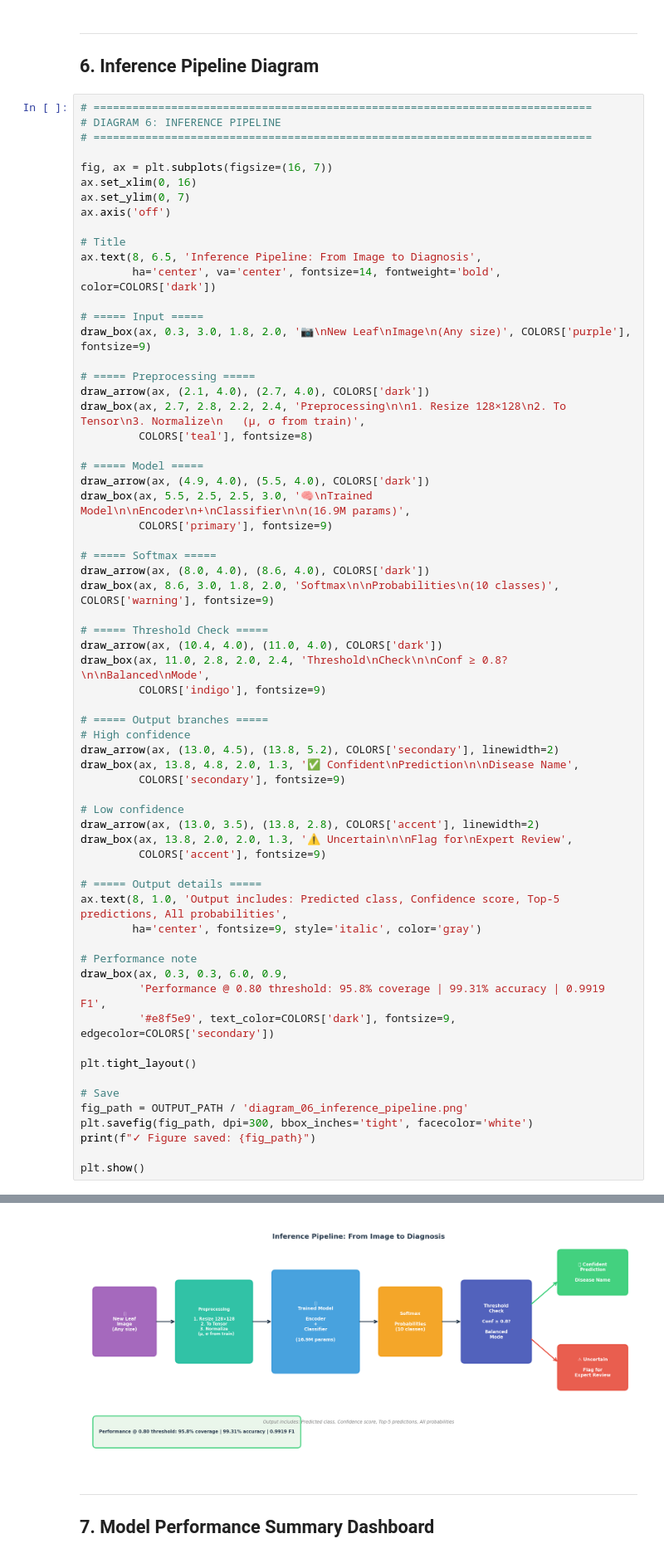
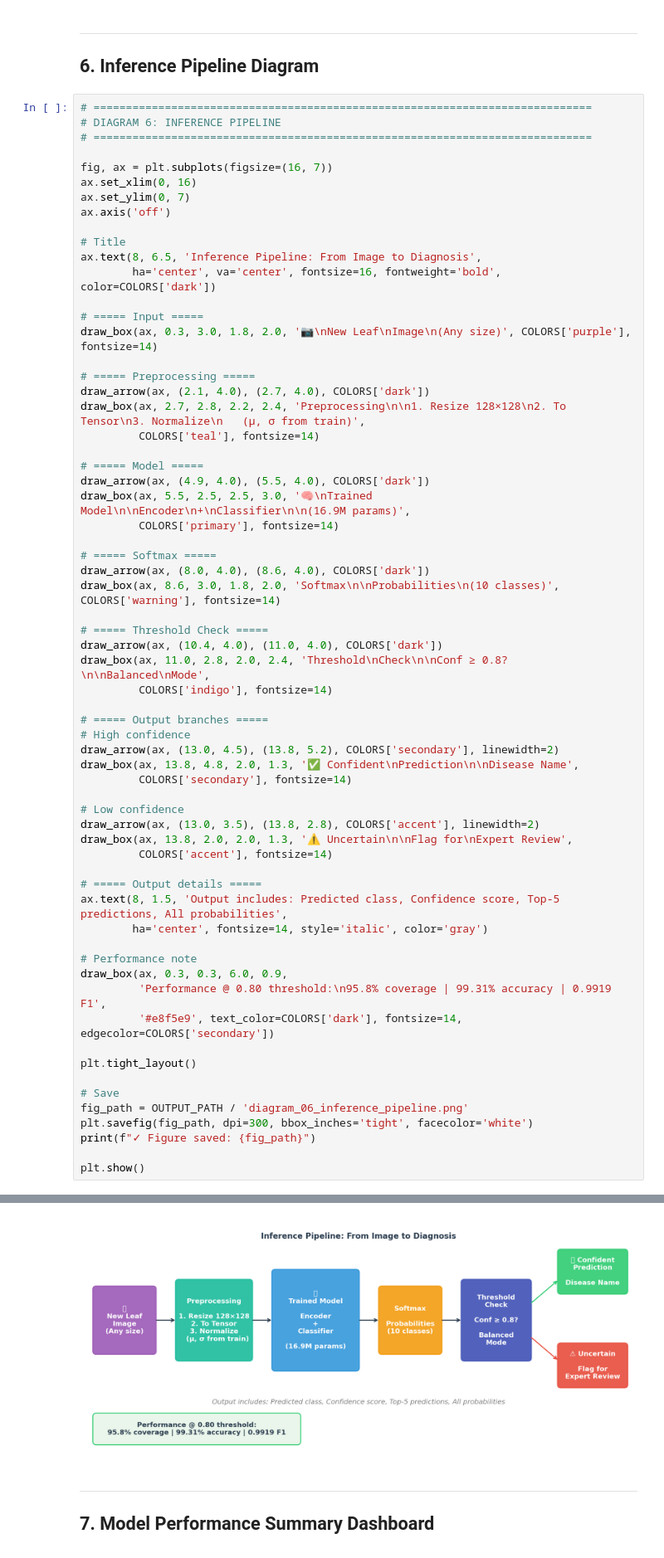
Before and after one commit to maliciit-sys/plant-village-cae, a Jupyter notebook: notebooks/06_Workflow_Diagrams.ipynb, the cells around one changed output, grey strips where cells are left out. Shown at 83% size. Cells and saved outputs as stored; diff of their text form.

```diff
--- a/notebooks/06_Workflow_Diagrams.ipynb
+++ b/notebooks/06_Workflow_Diagrams.ipynb
@@ -683,61 +683,61 @@ ax.axis('off')
 
 # Title
 ax.text(8, 6.5, 'Inference Pipeline: From Image to Diagnosis',
-        ha='center', va='center', fontsize=14, fontweight='bold', color=COLORS['dark'])
+        ha='center', va='center', fontsize=16, fontweight='bold', color=COLORS['dark'])
 
 # ===== Input =====
-draw_box(ax, 0.3, 3.0, 1.8, 2.0, '📷\nNew Leaf\nImage\n(Any size)', COLORS['purple'], fontsize=9)
+draw_box(ax, 0.3, 3.0, 1.8, 2.0, '📷\nNew Leaf\nImage\n(Any size)', COLORS['purple'], fontsize=14)
 
 # ===== Preprocessing =====
 draw_arrow(ax, (2.1, 4.0), (2.7, 4.0), COLORS['dark'])
 draw_box(ax, 2.7, 2.8, 2.2, 2.4, 'Preprocessing\n\n1. Resize 128×128\n2. To Tensor\n3. Normalize\n   (μ, σ from train)',
-         COLORS['teal'], fontsize=8)
+         COLORS['teal'], fontsize=14)
 
 # ===== Model =====
 draw_arrow(ax, (4.9, 4.0), (5.5, 4.0), COLORS['dark'])
 draw_box(ax, 5.5, 2.5, 2.5, 3.0, '🧠\nTrained Model\n\nEncoder\n+\nClassifier\n\n(16.9M params)',
-         COLORS['primary'], fontsize=9)
+         COLORS['primary'], fontsize=14)
 
 # ===== Softmax =====
 draw_arrow(ax, (8.0, 4.0), (8.6, 4.0), COLORS['dark'])
-draw_box(ax, 8.6, 3.0, 1.8, 2.0, 'Softmax\n\nProbabilities\n(10 classes)', COLORS['warning'], fontsize=9)
+draw_box(ax, 8.6, 3.0, 1.8, 2.0, 'Softmax\n\nProbabilities\n(10 classes)', COLORS['warning'], fontsize=14)
 
 # ===== Threshold Check =====
 draw_arrow(ax, (10.4, 4.0), (11.0, 4.0), COLORS['dark'])
 draw_box(ax, 11.0, 2.8, 2.0, 2.4, 'Threshold\nCheck\n\nConf ≥ 0.8?\n\nBalanced\nMode',
-         COLORS['indigo'], fontsize=9)
+         COLORS['indigo'], fontsize=14)
 
 # ===== Output branches =====
 # High confidence
 draw_arrow(ax, (13.0, 4.5), (13.8, 5.2), COLORS['secondary'], linewidth=2)
 draw_box(ax, 13.8, 4.8, 2.0, 1.3, '✅ Confident\nPrediction\n\nDisease Name',
-         COLORS['secondary'], fontsize=9)
+         COLORS['secondary'], fontsize=14)
 
 # Low confidence
 draw_arrow(ax, (13.0, 3.5), (13.8, 2.8), COLORS['accent'], linewidth=2)
 draw_box(ax, 13.8, 2.0, 2.0, 1.3, '⚠️ Uncertain\n\nFlag for\nExpert Review',
-         COLORS['accent'], fontsize=9)
+         COLORS['accent'], fontsize=14)
 
 # ===== Output details =====
-ax.text(8, 1.0, 'Output includes: Predicted class, Confidence score, Top-5 predictions, All probabilities',
-        ha='center', fontsize=9, style='italic', color='gray')
+ax.text(8, 1.5, 'Output includes: Predicted class, Confidence score, Top-5 predictions, All probabilities',
+        ha='center', fontsize=14, style='italic', color='gray')
 
 # Performance note
 draw_box(ax, 0.3, 0.3, 6.0, 0.9,
-         'Performance @ 0.80 threshold: 95.8% coverage | 99.31% accuracy | 0.9919 F1',
-         '#e8f5e9', text_color=COLORS['dark'], fontsize=9, edgecolor=COLORS['secondary'])
+         'Performance @ 0.80 threshold:\n95.8% coverage | 99.31% accuracy | 0.9919 F1',
+         '#e8f5e9', text_color=COLORS['dark'], fontsize=14, edgecolor=COLORS['secondary'])
 
 plt.tight_layout()
 
 # Save
 fig_path = OUTPUT_PATH / 'diagram_06_inference_pipeline.png'
 plt.savefig(fig_path, dpi=300, bbox_inches='tight', facecolor='white')
 print(f"✓ Figure saved: {fig_path}")
 
 plt.show()
 # %% [output]
 ✓ Figure saved: /home/maliciit/ml-projects/python-projects/plant-village-cae/outputs/diagram_06_inference_pipeline.png
-[figure, old version]
+[figure, new version]
 # %% [markdown]
 ---
 
```
Also changed, not shown: parts of 9 cells of this notebook, 9 other files.
